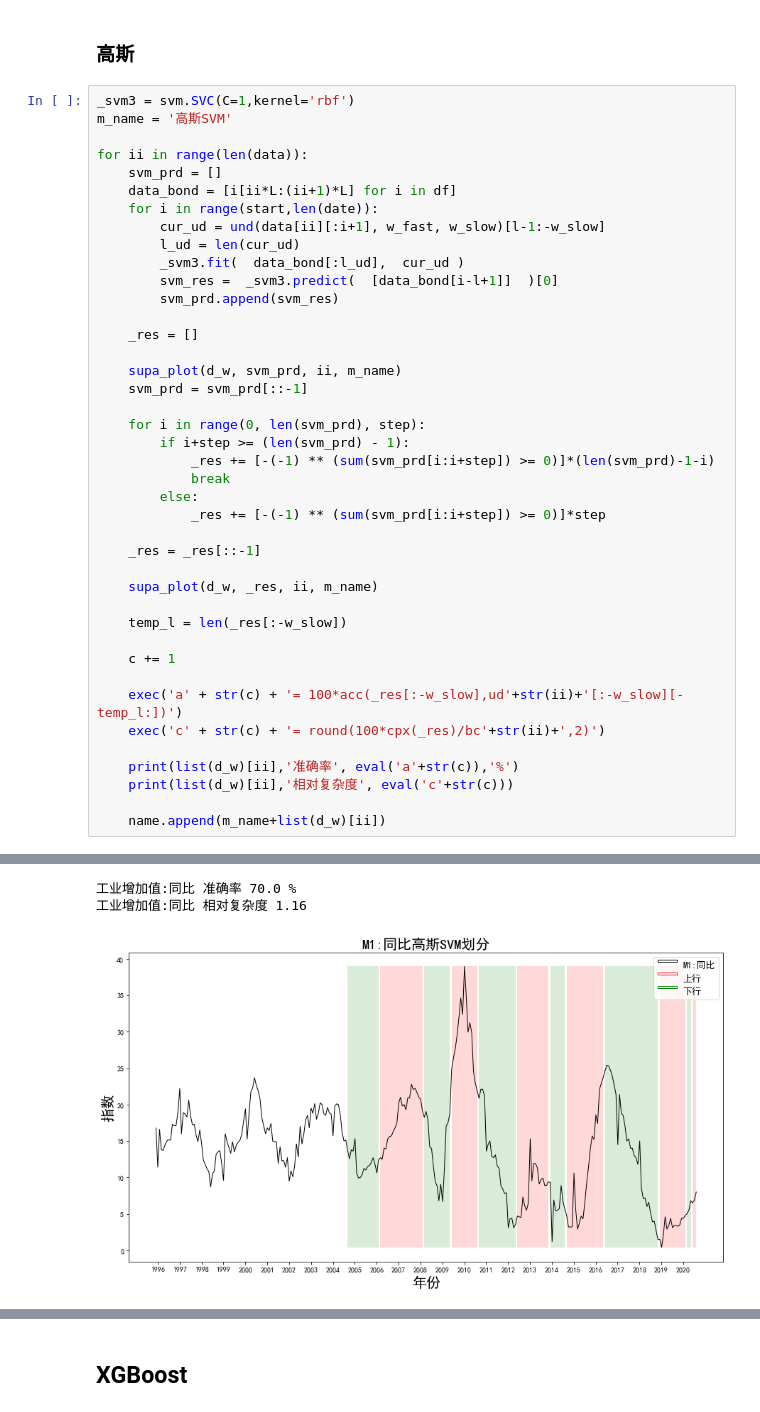
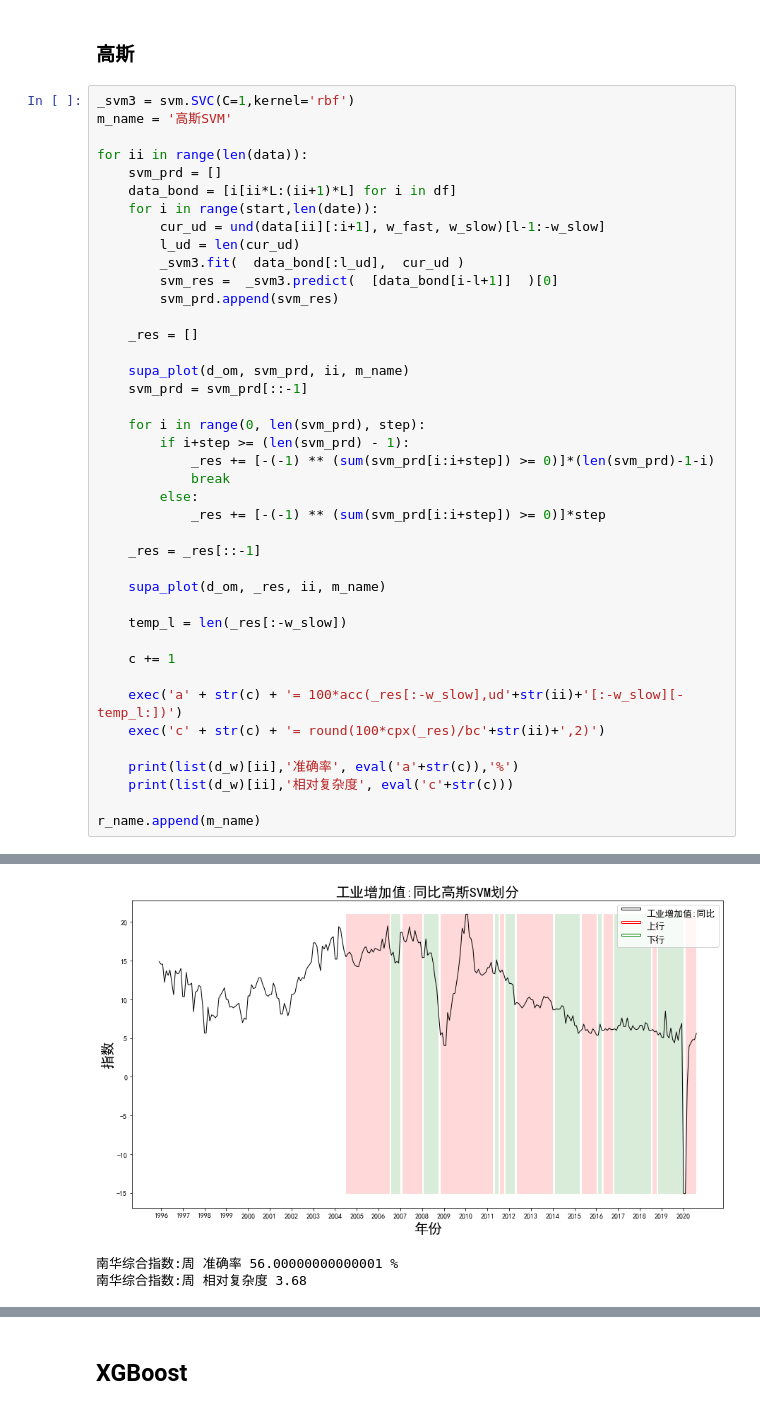
Before and after one commit to LimboRift/wkzq, a Jupyter notebook: ForsenSmug.ipynb, the cells around one changed output, grey strips where cells are left out. Saved outputs shown, nothing was run; the diff lists cells and outputs as text.

```diff
--- a/ForsenSmug.ipynb
+++ b/ForsenSmug.ipynb
@@ -1087,36 +1050,36 @@ for ii in range(len(data)):
         _svm3.fit(  data_bond[:l_ud],  cur_ud )
         svm_res =  _svm3.predict(  [data_bond[i-l+1]]  )[0]
         svm_prd.append(svm_res)
 
     _res = []
 
-    supa_plot(d_w, svm_prd, ii, m_name)
+    supa_plot(d_om, svm_prd, ii, m_name)
     svm_prd = svm_prd[::-1]
 
     for i in range(0, len(svm_prd), step):
         if i+step >= (len(svm_prd) - 1):
             _res += [-(-1) ** (sum(svm_prd[i:i+step]) >= 0)]*(len(svm_prd)-1-i)
             break
         else:
             _res += [-(-1) ** (sum(svm_prd[i:i+step]) >= 0)]*step
 
     _res = _res[::-1]
 
-    supa_plot(d_w, _res, ii, m_name)
+    supa_plot(d_om, _res, ii, m_name)
 
     temp_l = len(_res[:-w_slow])
 
     c += 1
 
     exec('a' + str(c) + '= 100*acc(_res[:-w_slow],ud'+str(ii)+'[:-w_slow][-temp_l:])')
     exec('c' + str(c) + '= round(100*cpx(_res)/bc'+str(ii)+',2)')
 
     print(list(d_w)[ii],'准确率', eval('a'+str(c)),'%')
     print(list(d_w)[ii],'相对复杂度', eval('c'+str(c)))
 
-    name.append(m_name+list(d_w)[ii])
+r_name.append(m_name)
 # %% [output]
 [figure]
+[figure, new version]
-工业增加值:同比 准确率 70.0 %
-工业增加值:同比 相对复杂度 1.16
+南华综合指数:周 准确率 56.00000000000001 %
+南华综合指数:周 相对复杂度 3.68
-[figure, old version]
```
Also changed, not shown: parts of 25 cells of this notebook, 9 other files.
